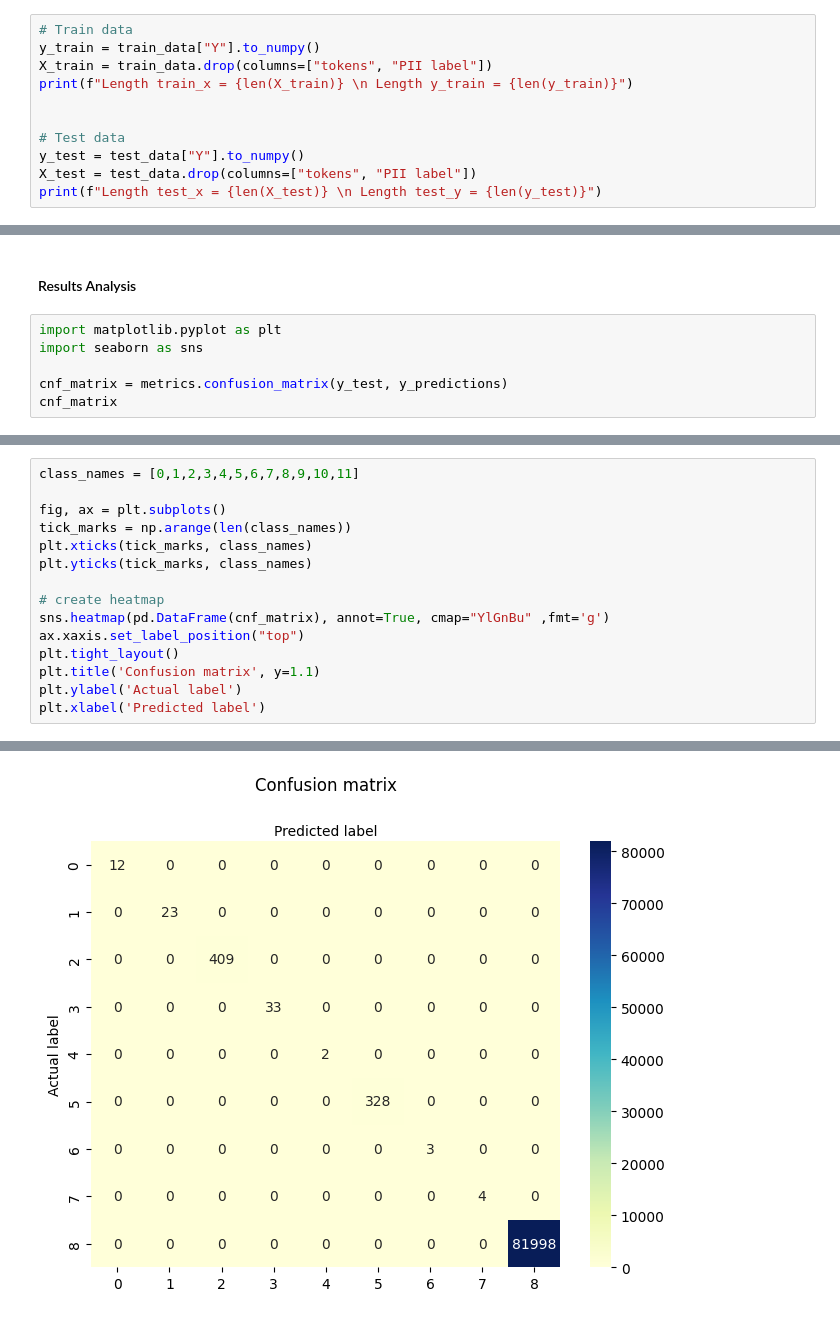
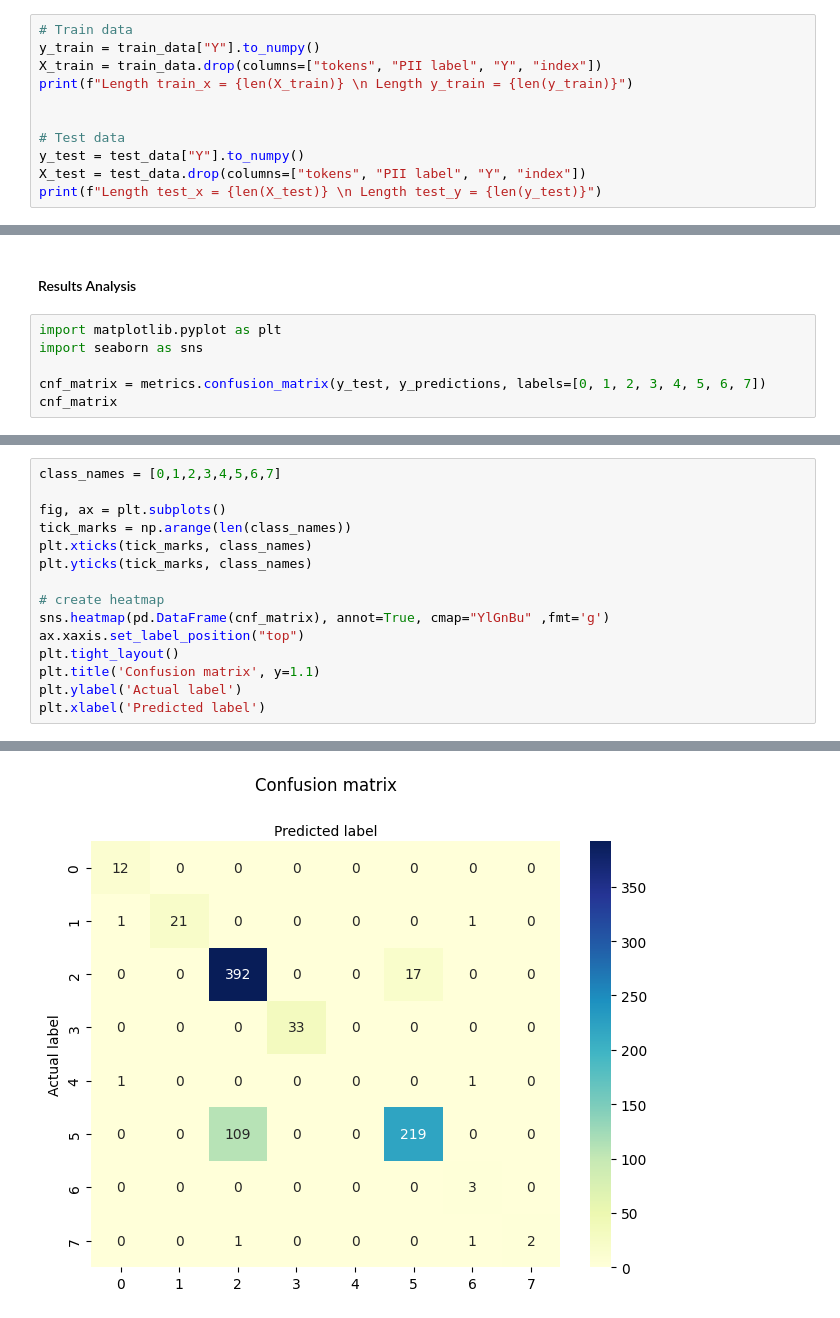
Before and after one commit to vik01/PII-data-detection, a Jupyter notebook: Model 5 - XGBoost/XGBoostModel.ipynb, the cells around one changed output, grey strips where cells are left out. Cells and saved outputs as stored; diff of their text form.

```diff
--- a/Model 5 - XGBoost/XGBoostModel.ipynb
+++ b/Model 5 - XGBoost/XGBoostModel.ipynb
@@ -276,13 +276,13 @@ train_data, test_data = train_test_split(data, test_size=0.3, random_state=100,
 # %%
 # Train data
 y_train = train_data["Y"].to_numpy()
-X_train = train_data.drop(columns=["tokens", "PII label"])
+X_train = train_data.drop(columns=["tokens", "PII label", "Y", "index"])
 print(f"Length train_x = {len(X_train)} \n Length y_train = {len(y_train)}")
 
 
 # Test data
 y_test = test_data["Y"].to_numpy()
-X_test = test_data.drop(columns=["tokens", "PII label"])
+X_test = test_data.drop(columns=["tokens", "PII label", "Y", "index"])
 print(f"Length test_x = {len(X_test)} \n Length test_y = {len(y_test)}")
 # %% [output]
 Length train_x = 193226
@@ -361,6 +360,6 @@ weighted avg       1.00      1.00      1.00     82812
 import matplotlib.pyplot as plt
 import seaborn as sns
 
-cnf_matrix = metrics.confusion_matrix(y_test, y_predictions)
+cnf_matrix = metrics.confusion_matrix(y_test, y_predictions, labels=[0, 1, 2, 3, 4, 5, 6, 7])
 cnf_matrix
 # %% [output]
@@ -377,18 +374,18 @@ array([[   12,     0,     0,     0,     0,     0,     0,     0,     0],
 # %%
-class_names = [0,1,2,3,4,5,6,7,8,9,10,11]
+class_names = [0,1,2,3,4,5,6,7]
 
 fig, ax = plt.subplots()
 tick_marks = np.arange(len(class_names))
 plt.xticks(tick_marks, class_names)
 plt.yticks(tick_marks, class_names)
 
 # create heatmap
 sns.heatmap(pd.DataFrame(cnf_matrix), annot=True, cmap="YlGnBu" ,fmt='g')
 ax.xaxis.set_label_position("top")
 plt.tight_layout()
 plt.title('Confusion matrix', y=1.1)
 plt.ylabel('Actual label')
 plt.xlabel('Predicted label')
 # %% [output]
 Text(0.5, 427.9555555555555, 'Predicted label')
-[figure, old version]
+[figure, new version]
```
Also changed, not shown: parts of 2 cells of this notebook.
